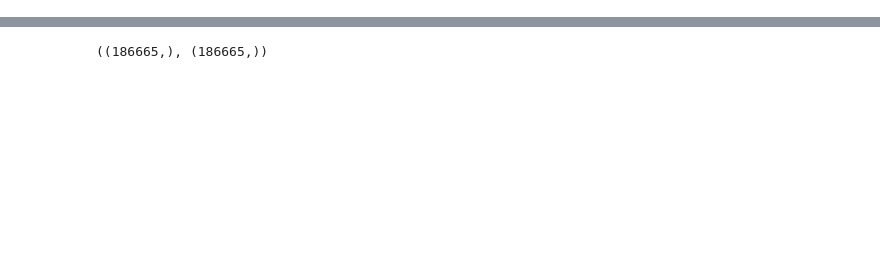
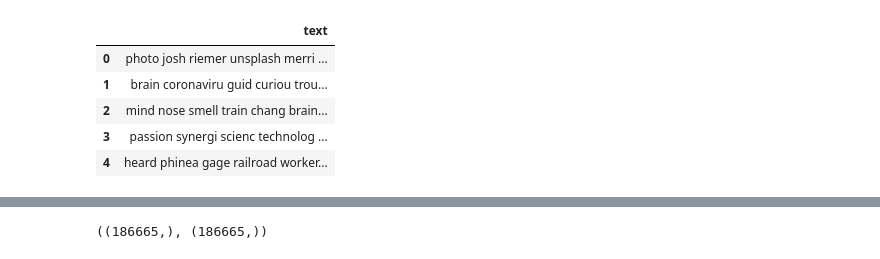
Before and after one commit to yourlogarithm/machine-learning, a Jupyter notebook: Personal/Projects/Medium_Articles.ipynb, the cells around one changed output, grey strips where cells are left out. Cells and saved outputs as stored; diff of their text form; code cells hidden in the pictures; blank space fills up the shorter version.

```diff
--- a/Personal/Projects/Medium_Articles.ipynb
+++ b/Personal/Projects/Medium_Articles.ipynb
@@ -53,6 +56,15 @@ def clean_text(text):
     text = ' '.join(text).split('\n')
 
     return ' '.join(text)
+# %%
+text_dataframe.head(5)
+# %% [output]
+|  | text |
+| 0 | photo josh riemer unsplash merri ... |
+| 1 | brain coronaviru guid curiou trou... |
+| 2 | mind nose smell train chang brain... |
+| 3 | passion synergi scienc technolog ... |
+| 4 | heard phinea gage railroad worker... |
 # %%
 if SPEED_RUN:
     x = text_dataframe['text']
```
Also changed, not shown: parts of 6 cells of this notebook, 3 other files.
